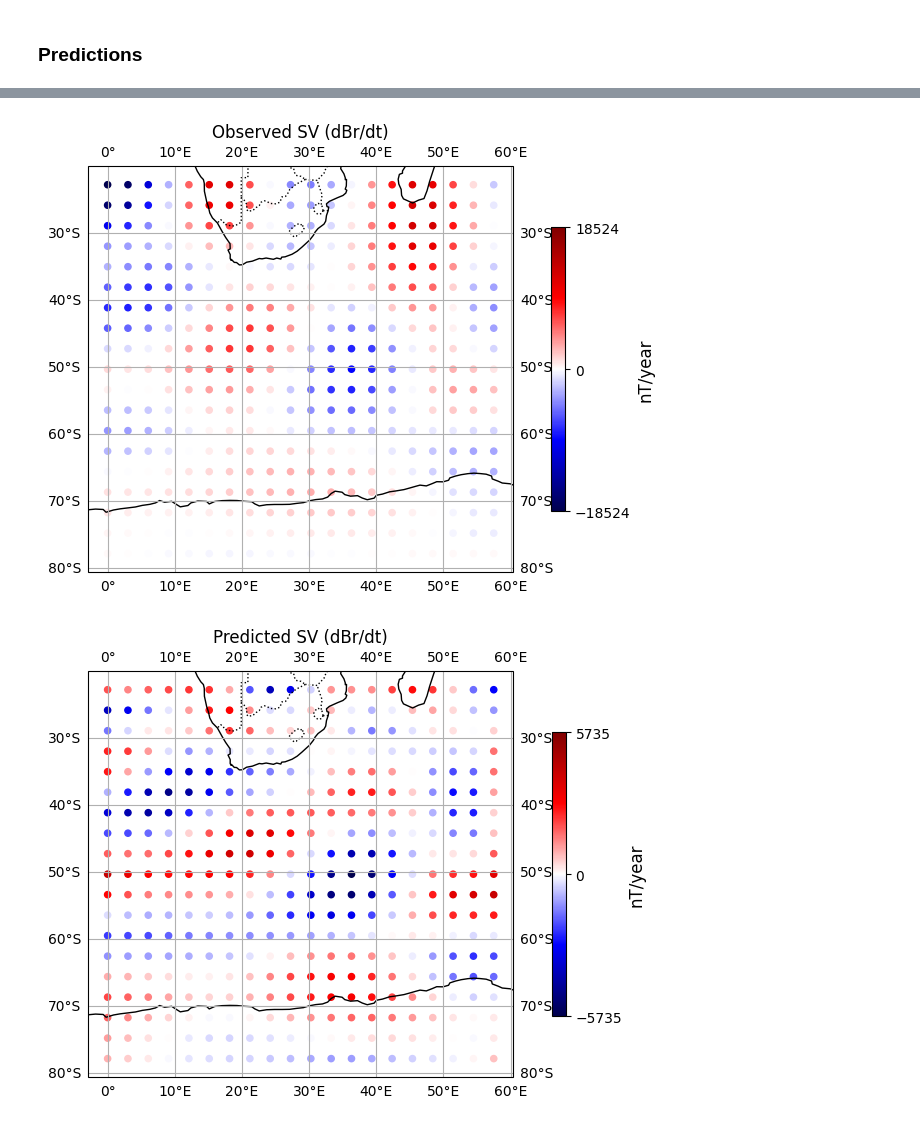
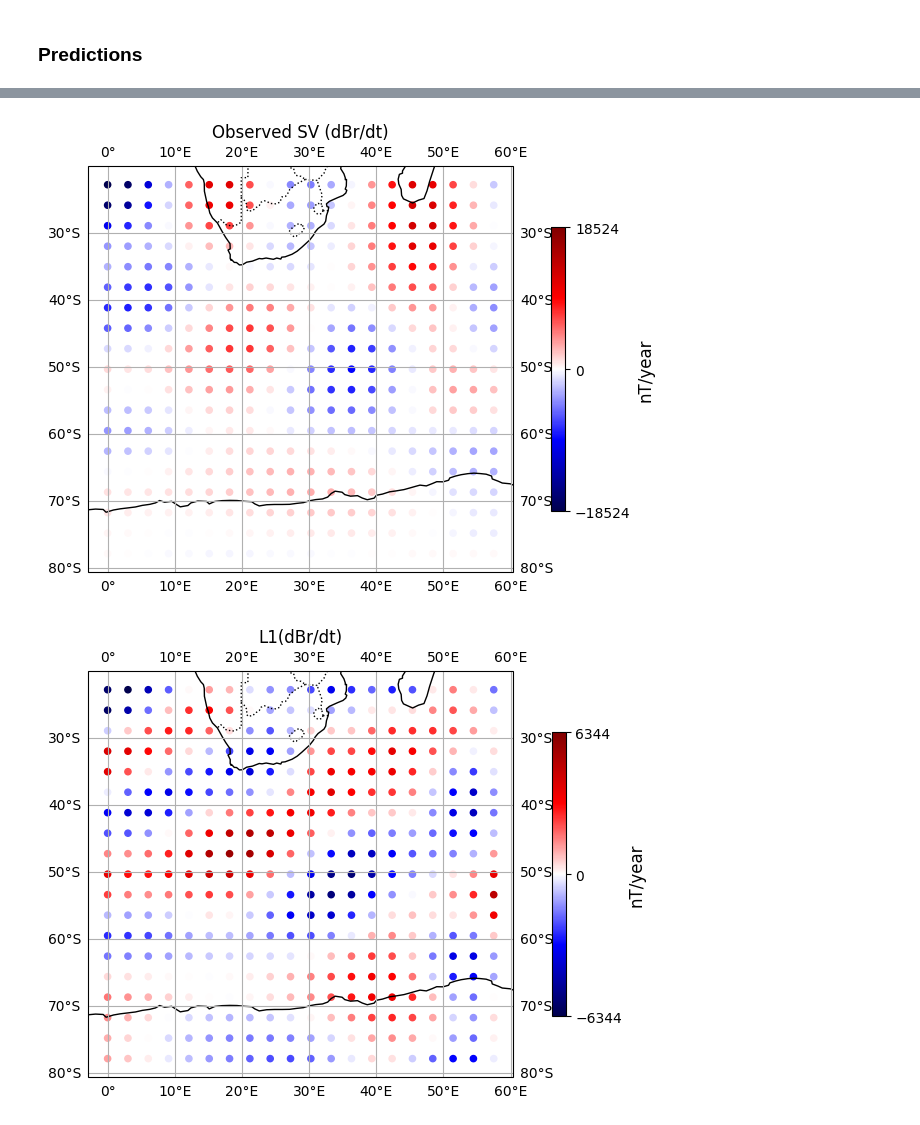
Before and after one commit to Farii01/Internship_PINN_work, a Jupyter notebook: New_SV.ipynb, the cells around one changed output, grey strips where cells are left out. Saved outputs shown, nothing was run; the diff lists cells and outputs as text; code cells hidden in the pictures.

```diff
--- a/New_SV.ipynb
+++ b/New_SV.ipynb
@@ -83,7 +87,10 @@ Br = pygeo.selectFromMeasure("geodynamo.hdf5", MF, options={"component": "r", "t
 dBrdt = pygeo.selectFromMeasure("geodynamo.hdf5", SV, options={"component": "r", "time": 2020})
 # %%
-u_theta_model = pygeo.selectFromMeasure("geodynamo.hdf5", U, options={"component": "theta", "time": 2020})
-u_phi_model = pygeo.selectFromMeasure("geodynamo.hdf5", U, options={"component": "phi", "time": 2020})
+u_theta_model = U[-1,...,1]
+u_phi_model = U[-1,...,2]
+
+#u_theta_model = pygeo.selectFromMeasure("geodynamo.hdf5", U, options={"component": "theta", "time": 2020})
+#u_phi_model = pygeo.selectFromMeasure("geodynamo.hdf5", U, options={"component": "phi", "time": 2020})
 # %%
 dBrdth_full = numpy.gradient(Br,   thetas, axis=0)
 dBrdph_full = numpy.gradient(Br,   phis,   axis=1)
@@ -179,7 +186,7 @@ for patch_idx, (i1, i2, j1, j2) in enumerate(patches, start=1):
 node_inputs = 2
 node_outputs = 3
 node_layer = 20
-hidden_layers = 10
+hidden_layers = 8
 # %%
 
 class CoreFlowPINN(nn.Module):
@@ -316,8 +326,8 @@ def compute_loss(model, inputs, thetas_nn, phis_nn, dBrdt_nn, Br_obs, params: Lo
     tan_th = torch.tan(thetas_nn)
 
     # Compute velocity components
-    u_th = -dT_dph / sin_th + dS_dth
-    u_ph = dT_dth + dS_dph / sin_th
+    u_th = dT_dph / sin_th + dS_dth
+    u_ph = -dT_dth + dS_dph / sin_th
 
     u_th_sin_th = u_th * sin_th
     d_u_th_sin_th_dth = torch.autograd.grad(u_th_sin_th, thetas_nn,
@@ -337,11 +347,11 @@ def compute_loss(model, inputs, thetas_nn, phis_nn, dBrdt_nn, Br_obs, params: Lo
     N1_sq_new = dBrdt_nn.pow(2).mean() / params.n1_scale
 
     # Second loss term
-    L2 = divH_uH - u_th * tan_th / r
+    L2 = cos_th * divH_uH - sin_th * u_th / r
     L2_loss = (L2 ** 2).mean()
 
     # Third loss term: smooth and compare to observations
-    Br_filtered = gaussian_filter_2d_torch(Br_nn, params.sigma)
+    Br_filtered = Br_nn
     Br_residual = Br_filtered - Br_obs
     L3_loss = torch.mean(Br_residual ** 2)
 
@@ -357,7 +367,7 @@ def compute_loss(model, inputs, thetas_nn, phis_nn, dBrdt_nn, Br_obs, params: Lo
 
 
 
-params = LossParams(sigma=0.1, alpha=0.5, n1_scale=10.0, n2_sq=1e-4, n3_sq=2.5e9)
+params = LossParams(sigma=0, alpha=1, n1_scale=10.0, n2_sq=1e-4, n3_sq=2.5e9)
 # %% [markdown]
 ##Traning loop
 # %%
@@ -414,8 +424,8 @@ for patch_idx, (i1, i2, j1, j2) in enumerate(test_patches, start=1):
 
     dBrdth_patch = dBrdth_full[i1_idx:i2_idx, j1_idx:j2_idx, ...]
     dBrdph_patch = dBrdph_full[i1_idx:i2_idx, j1_idx:j2_idx, ...]
-    u_theta_model_patch = u_theta_model[i1_idx:i2_idx, j1_idx:j2_idx, ...]
-    u_phi_model_patch   = u_phi_model[i1_idx:i2_idx, j1_idx:j2_idx, ...]
+    u_theta_model_patch = u_theta_model[i1_idx:i2_idx, j1_idx:j2_idx]
+    u_phi_model_patch   = u_phi_model[i1_idx:i2_idx, j1_idx:j2_idx]
 
     # 2) slice the angles & mesh
     thetas_bis = thetas[i1_idx:i2_idx]
@@ -430,6 +440,7 @@ for patch_idx, (i1, i2, j1, j2) in enumerate(test_patches, start=1):
 
     inputs = torch.cat([thetas_nn, phis_nn], dim=1).contiguous()
 
+
     for run in range(num_realizations):
         print(f"\n=== Training run {run+1}/{num_realizations} on patch {patch_idx} ===")
 
@@ -437,7 +448,7 @@ for patch_idx, (i1, i2, j1, j2) in enumerate(test_patches, start=1):
         model = CoreFlowPINN()
 
         # set up optimizer + scheduler
-        optimizer = torch.optim.Adam(model.parameters(), lr=2e-4, weight_decay=1e-5)
+        optimizer = torch.optim.Adam(model.parameters(), lr=1e-3, weight_decay=1e-5)
         from torch.optim.lr_scheduler import CosineAnnealingLR
         scheduler = CosineAnnealingLR(optimizer, T_max=epochs, eta_min=1e-6)
 
@@ -481,6 +492,7 @@ for patch_idx, (i1, i2, j1, j2) in enumerate(test_patches, start=1):
                 r=pygeo.constants["rCore"]
             )
 
+
             # Convert to torch tensor
             dBrdt_nn = torch.tensor(
                 dBrdt_patch_syn.flatten()[:, None],
@@ -821,36 +822,36 @@ fig, ax = plot_sv_patch(
     units="nT/year",
     u_theta_model_patch = u_theta_model_patch ,
     u_phi_model_patch = u_phi_model_patch
 )
 
 safe_filename = "Observed SV.png"
 plt.savefig(os.path.join(out_dir, safe_filename))
 plt.show()
 
 
 fig, ax = plot_sv_patch(
     dBrdt_nn,
     Br_nn,
     Br_filtered,
     L1,
     u_ph,
     u_th,
     thetas_bis,
     phis_bis,
     patch_id=1,
     a=L1.detach().numpy(),
-    title="Predicted SV (dBr/dt)",
+    title="L1(dBr/dt)",
     units="nT/year",
     u_theta_model_patch = u_theta_model_patch ,
     u_phi_model_patch = u_phi_model_patch
 )
 
-safe_filename = "Predicted SV.png"
+safe_filename = "L1.png"
 plt.savefig(os.path.join(out_dir, safe_filename))
 plt.show()
 # %% [output]
 [figure]
-[figure, old version]
+[figure, new version]
 # %%
 
 
```
Also changed, not shown: parts of 14 cells of this notebook.
